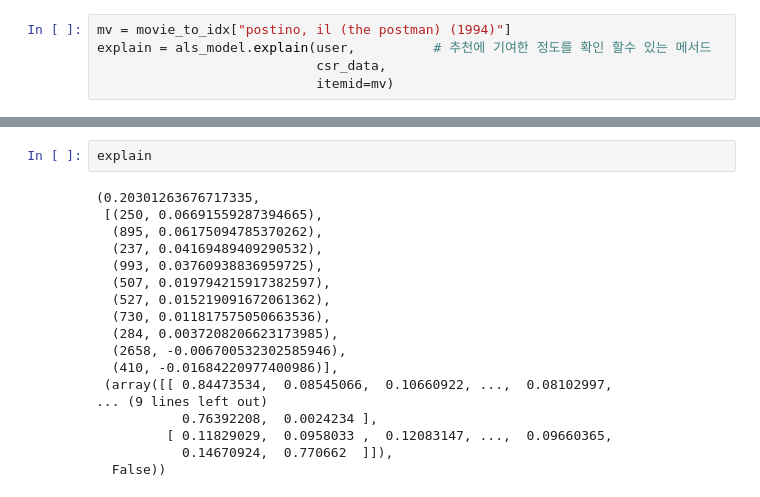
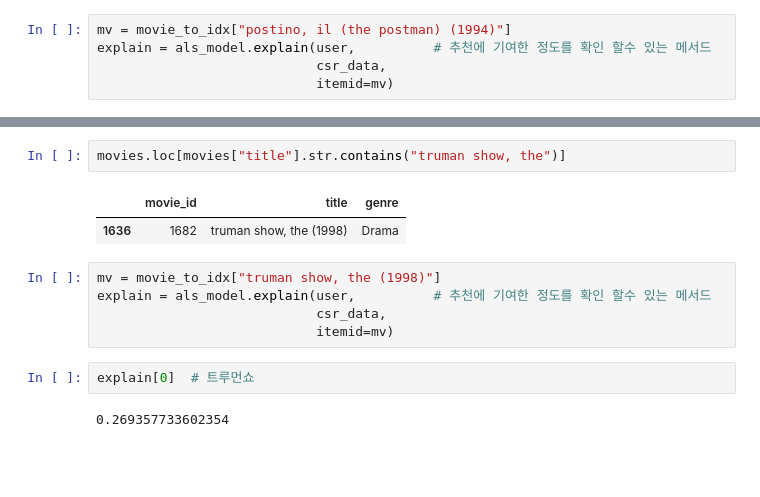
Before and after one commit to Asunny2019/AIFFEL_Exploration, a Jupyter notebook: [E14]movie_recommandation.ipynb, the cells around one changed output, grey strips where cells are left out. Saved outputs shown, nothing was run; the diff lists cells and outputs as text; blank space fills up the shorter version.

```diff
--- a/[E14]movie_recommandation.ipynb
+++ b/[E14]movie_recommandation.ipynb
@@ -606,20 +657,14 @@ explain = als_model.explain(user,          # 추천에 기여한 정도를 확
+# %%
+movies.loc[movies["title"].str.contains("truman show, the")]
+# %% [output]
+|  | movie_id | title | genre |
+| 1636 | 1682 | truman show, the (1998) | Drama |
+# %%
+mv = movie_to_idx["truman show, the (1998)"]
+explain = als_model.explain(user,          # 추천에 기여한 정도를 확인 할수 있는 메서드
+                            csr_data,
+                            itemid=mv)
 # %%
-explain
+explain[0]  # 트루먼쇼
 # %% [output]
-(0.20301263676717335,
- [(250, 0.06691559287394665),
-  (895, 0.06175094785370262),
-  (237, 0.04169489409290532),
-  (993, 0.03760938836959725),
-  (507, 0.019794215917382597),
-  (527, 0.015219091672061362),
-  (730, 0.011817575050663536),
-  (284, 0.0037208206623173985),
-  (2658, -0.006700532302585946),
-  (410, -0.01684220977400986)],
- (array([[ 0.84473534,  0.08545066,  0.10660922, ...,  0.08102997,
-... (9 lines left out)
-           0.76392208,  0.0024234 ],
-         [ 0.11829029,  0.0958033 ,  0.12083147, ...,  0.09660365,
-           0.14670924,  0.770662  ]]),
-  False))
+0.269357733602354
```
Also changed, not shown: parts of 22 cells of this notebook.
